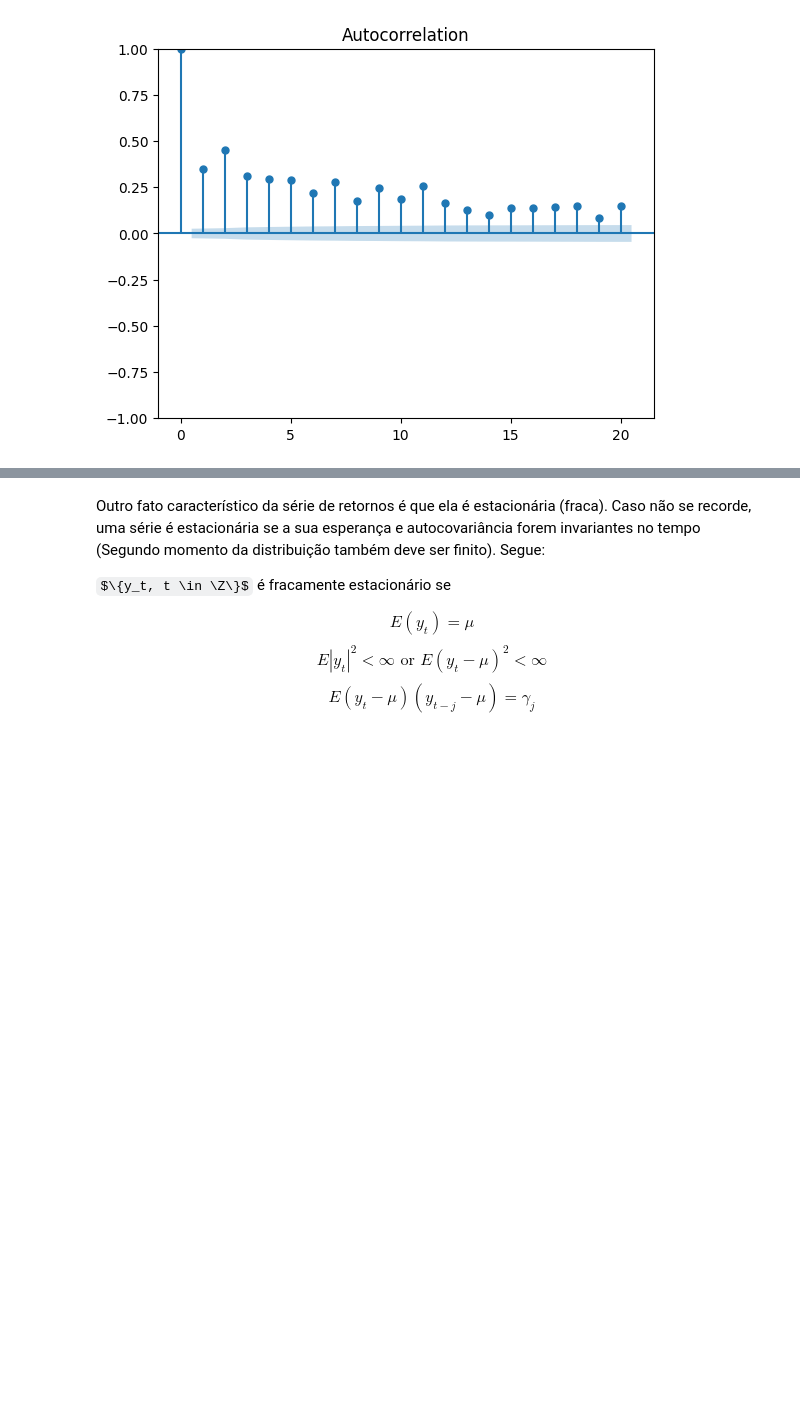
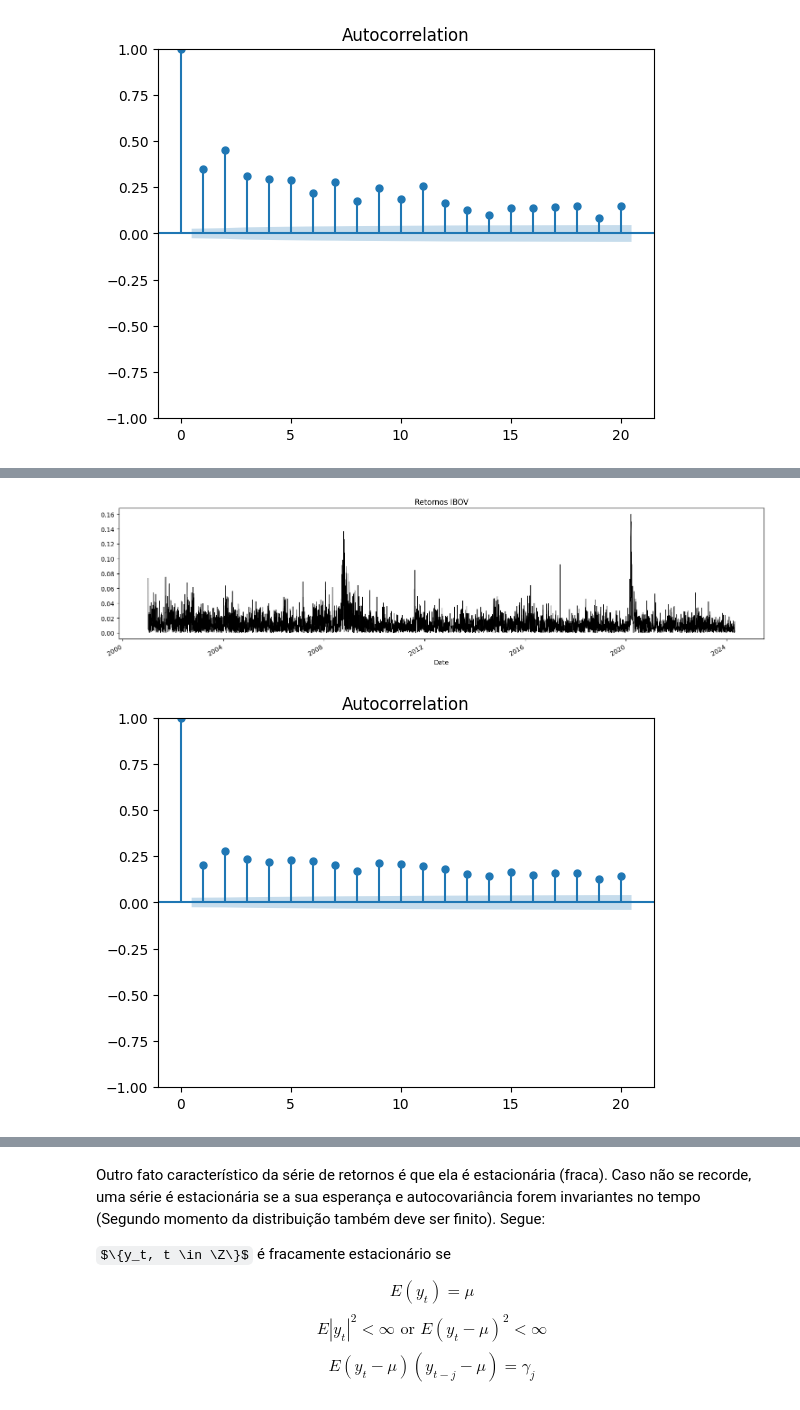
Before and after one commit to ViniNazato/FinancialEconometrics, a Jupyter notebook: Risk Modelling/1.Return_Properties.ipynb, the cells around one changed output, grey strips where cells are left out. Saved outputs shown, nothing was run; the diff lists cells and outputs as text; code cells hidden in the pictures; some formulas as TeX source; blank space fills up the shorter version.

```diff
--- a/Risk Modelling/1.Return_Properties.ipynb
+++ b/Risk Modelling/1.Return_Properties.ipynb
@@ -6,6 +6,9 @@ Imports Básicos
 import pandas as pd
 import numpy as np
 import matplotlib.pyplot as plt
+import matplotlib as mpl
+with mpl.rc_context():
+    mpl.rc("figure", figsize=(15,4))
 import scipy.stats as stats
 # %% [markdown]
 Séries temporais de ativos financeiros são conjuntos de dados que representam o comportamento de preços, volumes de negociação, retornos ou outras características de um ativo financeiro ao longo do tempo. Esses ativos podem incluir ações, títulos, commodities, moedas ou qualquer outro instrumento financeiro negociado em um mercado. Elas são de interesse essencial para quem atua no mercado financeiro, pois descrevem o comportamento de um ativo ao longo do tempo, como sua têndencia, volatilidade, etc. Para os exemplos desse notebook, usarei de exemplo o preço de fechamento do IBOV. Abaixo, como utilitário, deixo o código de como salvar os preços a partir da API do Yahoo Finance.
@@ -121,0 +117,8 @@ ACF ret^2 e ACF sqrt ret^2 não são iguais, pois sao transformações não line
+# %%
+(ribov2**(1/2)).plot(figsize=(15,4), lw=.8, c='k')
+plt.title('Retornos IBOV')
+plt.tight_layout()
+_ = plot_acf((ribov2**(1/2)), lags= 20)
+# %% [output]
+[figure, added]
+[figure, added]
```
Also changed, not shown: parts of 11 cells of this notebook.
